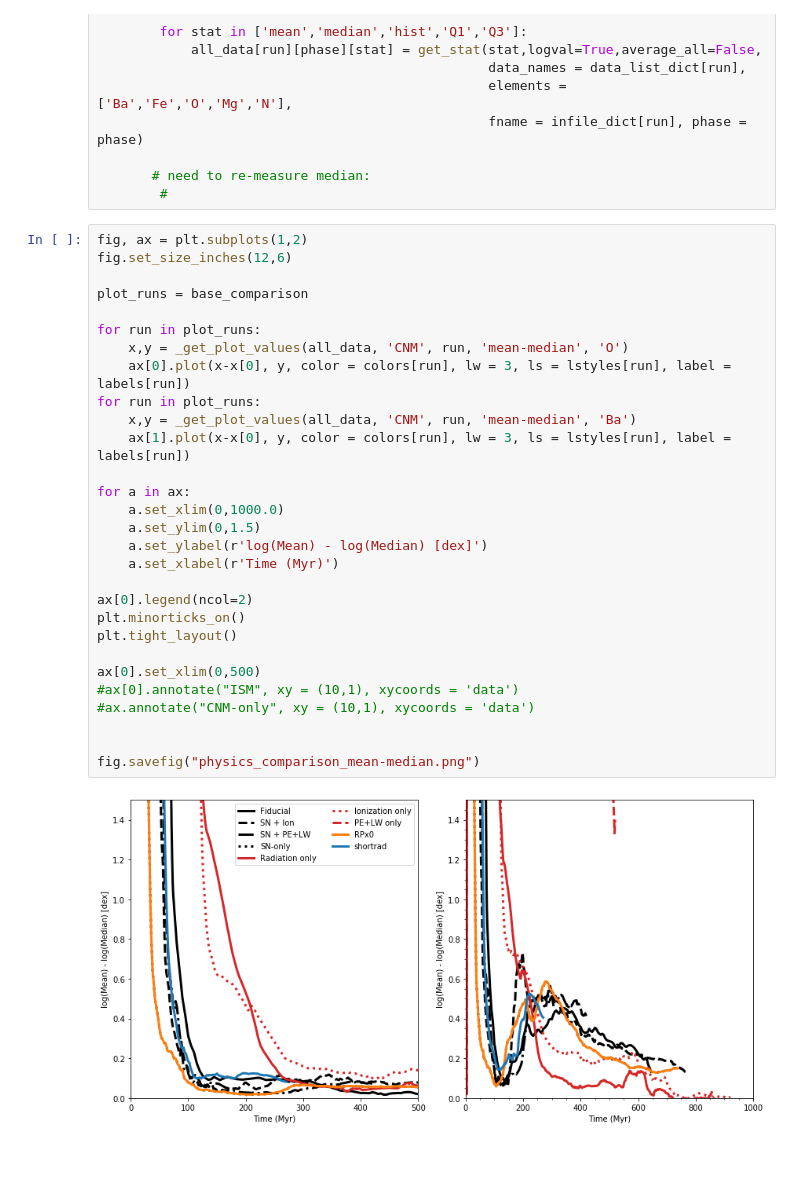
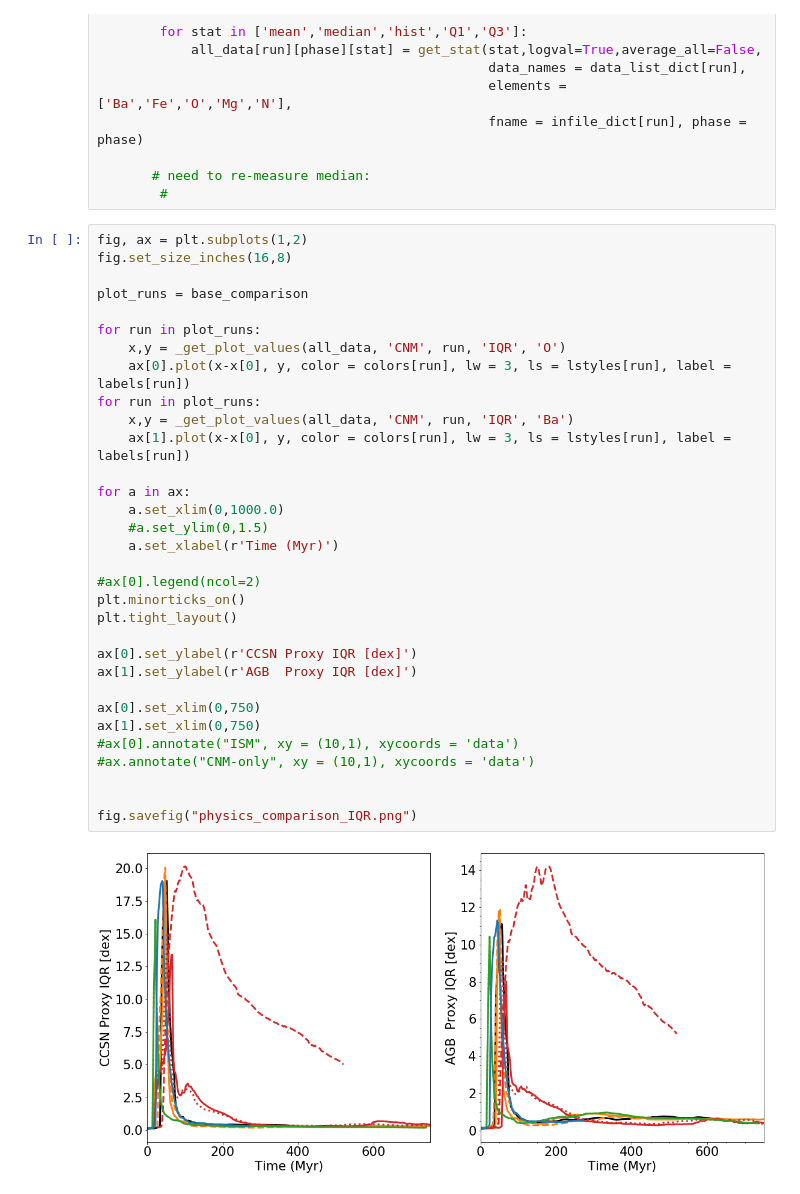
Before and after one commit to aemerick/galaxy_analysis, a Jupyter notebook: notebooks/physics_analysis_abundances.ipynb, the cells around one changed output. Cells and saved outputs as stored; diff of their text form; blank space fills up the shorter version.

```diff
--- a/notebooks/physics_analysis_abundances.ipynb
+++ b/notebooks/physics_analysis_abundances.ipynb
@@ -553,32 +558,35 @@ for run in base_comparison:
         #
 # %%
 fig, ax = plt.subplots(1,2)
-fig.set_size_inches(12,6)
+fig.set_size_inches(16,8)
 
 plot_runs = base_comparison
 
 for run in plot_runs:
-    x,y = _get_plot_values(all_data, 'CNM', run, 'mean-median', 'O')
+    x,y = _get_plot_values(all_data, 'CNM', run, 'IQR', 'O')
     ax[0].plot(x-x[0], y, color = colors[run], lw = 3, ls = lstyles[run], label = labels[run])
 for run in plot_runs:
-    x,y = _get_plot_values(all_data, 'CNM', run, 'mean-median', 'Ba')
+    x,y = _get_plot_values(all_data, 'CNM', run, 'IQR', 'Ba')
     ax[1].plot(x-x[0], y, color = colors[run], lw = 3, ls = lstyles[run], label = labels[run])
 
 for a in ax:
     a.set_xlim(0,1000.0)
-    a.set_ylim(0,1.5)
-    a.set_ylabel(r'log(Mean) - log(Median) [dex]')
+    #a.set_ylim(0,1.5)
     a.set_xlabel(r'Time (Myr)')
 
-ax[0].legend(ncol=2)
+#ax[0].legend(ncol=2)
 plt.minorticks_on()
 plt.tight_layout()
 
-ax[0].set_xlim(0,500)
+ax[0].set_ylabel(r'CCSN Proxy IQR [dex]')
+ax[1].set_ylabel(r'AGB  Proxy IQR [dex]')
+
+ax[0].set_xlim(0,750)
+ax[1].set_xlim(0,750)
 #ax[0].annotate("ISM", xy = (10,1), xycoords = 'data')
 #ax.annotate("CNM-only", xy = (10,1), xycoords = 'data')
 
 
-fig.savefig("physics_comparison_mean-median.png")
+fig.savefig("physics_comparison_IQR.png")
 # %% [output]
-[figure, old version]
+[figure, new version]
```
Also changed, not shown: parts of 7 cells of this notebook, 4 other files.
